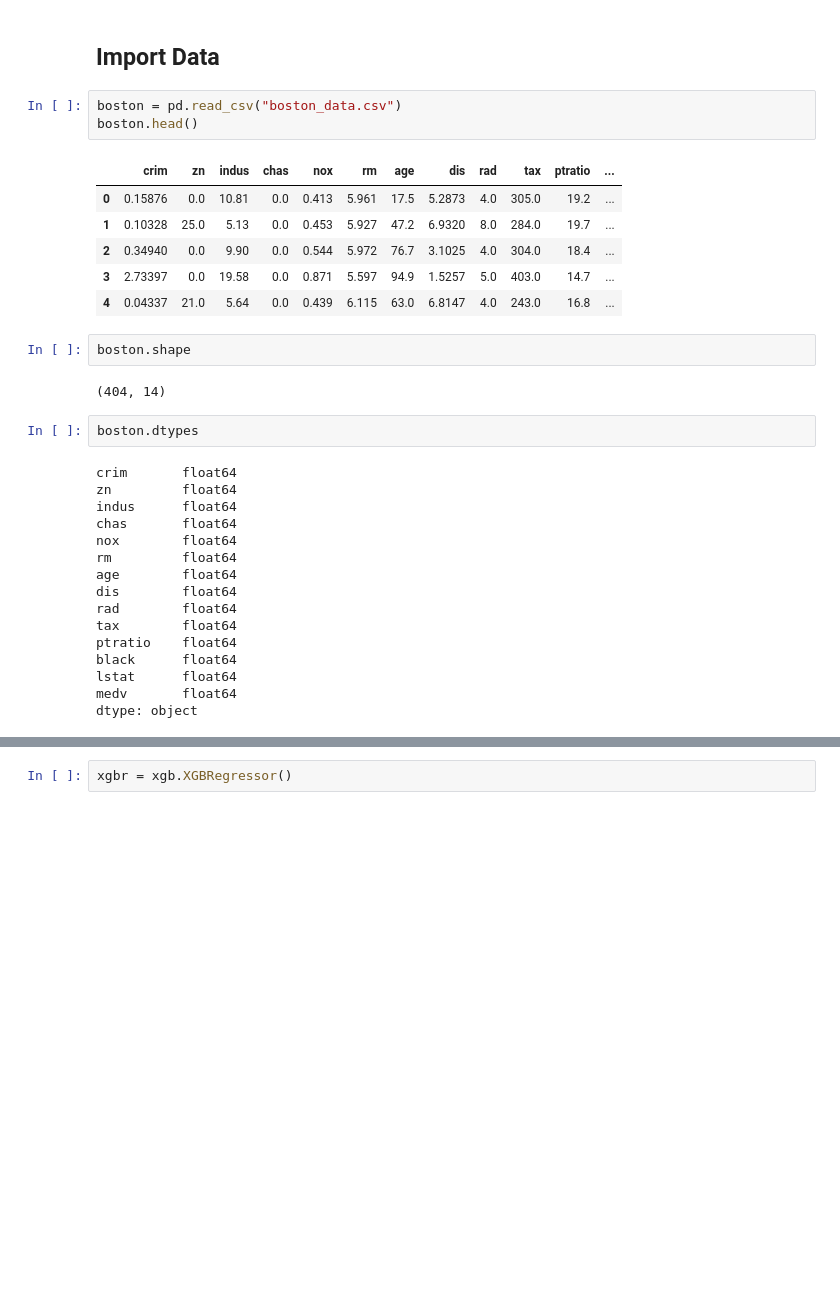
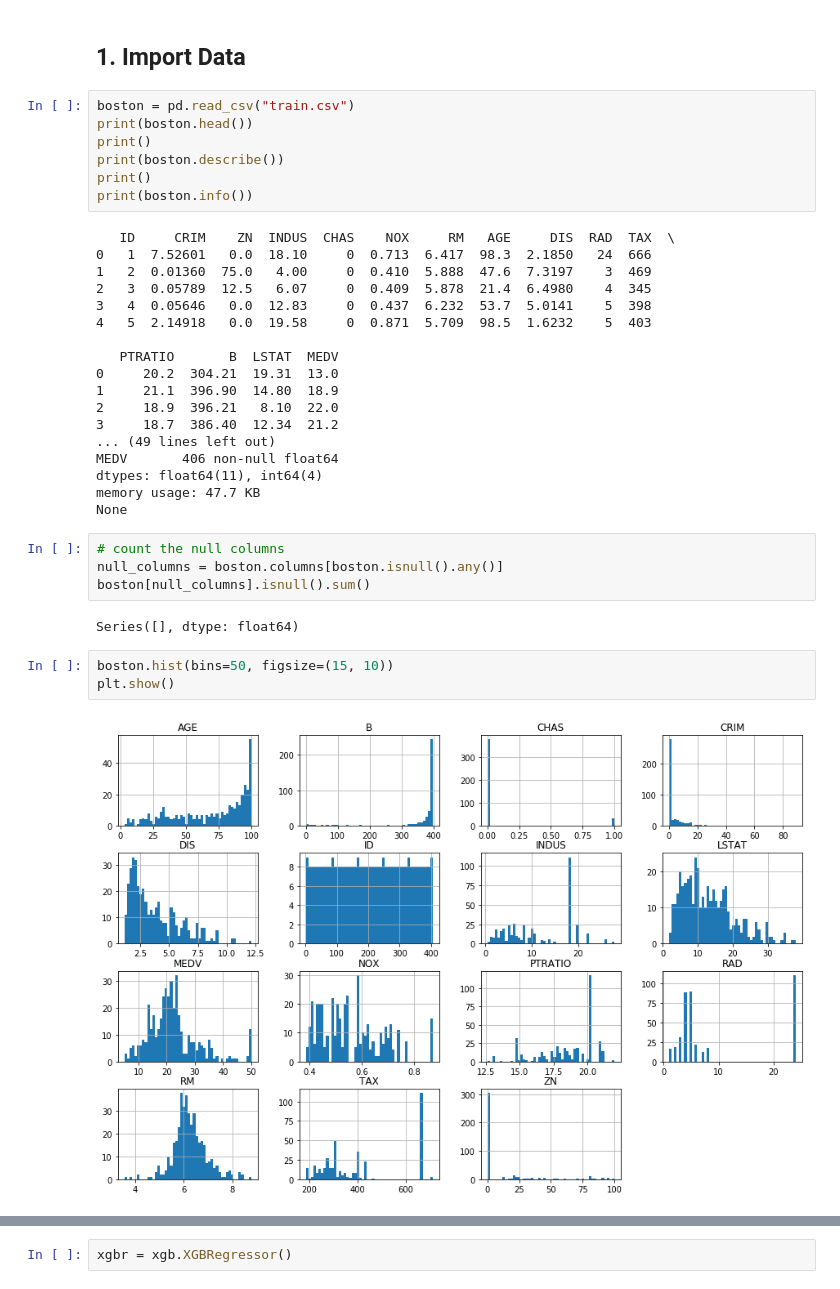
Before and after one commit to Cuda-Chen/machine-learning-note, a Jupyter notebook: boston-housing/boston_xgboost.ipynb, the cells around one changed output, grey strips where cells are left out. Cells and saved outputs as stored; diff of their text form; blank space fills up the shorter version.

Commit message:
boston-housing: finish second version
1. Use Lasso Regression in second version.
2. Use XGBoost Regressor to find feature importance.

```diff
--- a/boston-housing/boston_xgboost.ipynb
+++ b/boston-housing/boston_xgboost.ipynb
@@ -4,36 +9,40 @@ import xgboost as xgb
 # %% [markdown]
-## Import Data
+## 1. Import Data
 # %%
-boston = pd.read_csv("boston_data.csv")
-boston.head()
+boston = pd.read_csv("train.csv")
+print(boston.head())
+print()
+print(boston.describe())
+print()
+print(boston.info())
 # %% [output]
-|  | crim | zn | indus | chas | nox | rm | age | dis | rad | tax | ptratio | ... |
-| 0 | 0.15876 | 0.0 | 10.81 | 0.0 | 0.413 | 5.961 | 17.5 | 5.2873 | 4.0 | 305.0 | 19.2 | ... |
-| 1 | 0.10328 | 25.0 | 5.13 | 0.0 | 0.453 | 5.927 | 47.2 | 6.9320 | 8.0 | 284.0 | 19.7 | ... |
-| 2 | 0.34940 | 0.0 | 9.90 | 0.0 | 0.544 | 5.972 | 76.7 | 3.1025 | 4.0 | 304.0 | 18.4 | ... |
-| 3 | 2.73397 | 0.0 | 19.58 | 0.0 | 0.871 | 5.597 | 94.9 | 1.5257 | 5.0 | 403.0 | 14.7 | ... |
-| 4 | 0.04337 | 21.0 | 5.64 | 0.0 | 0.439 | 6.115 | 63.0 | 6.8147 | 4.0 | 243.0 | 16.8 | ... |
+   ID     CRIM    ZN  INDUS  CHAS    NOX     RM   AGE     DIS  RAD  TAX  \
+0   1  7.52601   0.0  18.10     0  0.713  6.417  98.3  2.1850   24  666
+1   2  0.01360  75.0   4.00     0  0.410  5.888  47.6  7.3197    3  469
+2   3  0.05789  12.5   6.07     0  0.409  5.878  21.4  6.4980    4  345
+3   4  0.05646   0.0  12.83     0  0.437  6.232  53.7  5.0141    5  398
+4   5  2.14918   0.0  19.58     0  0.871  5.709  98.5  1.6232    5  403
+
+   PTRATIO       B  LSTAT  MEDV
+0     20.2  304.21  19.31  13.0
+1     21.1  396.90  14.80  18.9
+2     18.9  396.21   8.10  22.0
+3     18.7  386.40  12.34  21.2
+... (49 lines left out)
+MEDV       406 non-null float64
+dtypes: float64(11), int64(4)
+memory usage: 47.7 KB
+None
-# %%
-boston.shape
-# %% [output]
-(404, 14)
-# %%
-boston.dtypes
-# %% [output]
-crim       float64
-zn         float64
-indus      float64
-chas       float64
-nox        float64
-rm         float64
-age        float64
-dis        float64
-rad        float64
-tax        float64
-ptratio    float64
-black      float64
-lstat      float64
-medv       float64
-dtype: object
+# %%
+# count the null columns
+null_columns = boston.columns[boston.isnull().any()]
+boston[null_columns].isnull().sum()
+# %% [output]
+Series([], dtype: float64)
+# %%
+boston.hist(bins=50, figsize=(15, 10))
+plt.show()
+# %% [output]
+[figure, added]
 # %%
 X = boston.iloc[:, :13]
```
Also changed, not shown: parts of 24 cells of this notebook, 6 other files.
